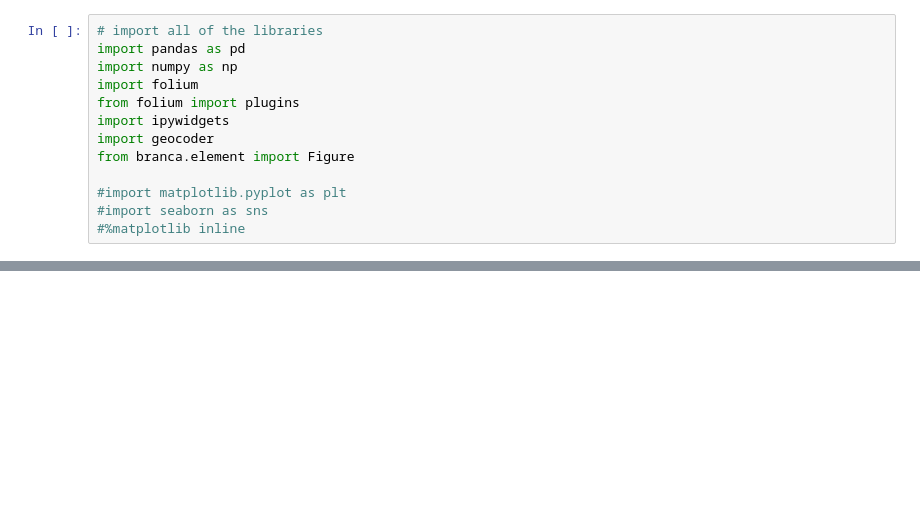
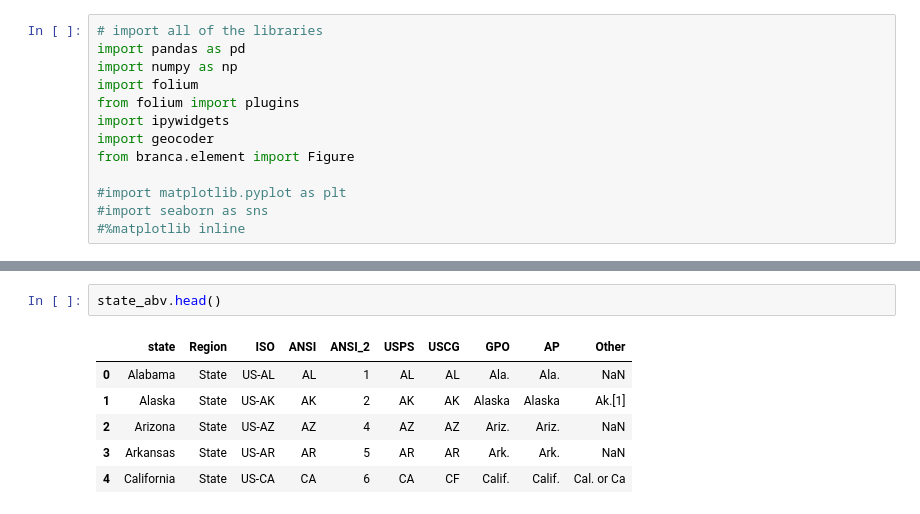
Before and after one commit to ta-data-mexpt/project-dataviz, a Jupyter notebook: main.ipynb, the cells around one changed output, grey strips where cells are left out. Saved outputs shown, nothing was run; the diff lists cells and outputs as text; blank space fills up the shorter version.

```diff
--- a/main.ipynb
+++ b/main.ipynb
@@ -76,3 +75,12 @@ folium.LayerControl().add_to(m)
 m
 # %% [output]
 [interactive output not drawn]
+# %%
+state_abv.head()
+# %% [output]
+|  | state | Region | ISO | ANSI | ANSI_2 | USPS | USCG | GPO | AP | Other |
+| 0 | Alabama | State | US-AL | AL | 1 | AL | AL | Ala. | Ala. | NaN |
+| 1 | Alaska | State | US-AK | AK | 2 | AK | AK | Alaska | Alaska | Ak.[1] |
+| 2 | Arizona | State | US-AZ | AZ | 4 | AZ | AZ | Ariz. | Ariz. | NaN |
+| 3 | Arkansas | State | US-AR | AR | 5 | AR | AR | Ark. | Ark. | NaN |
+| 4 | California | State | US-CA | CA | 6 | CA | CF | Calif. | Calif. | Cal. or Ca |
```
Also changed, not shown: parts of 6 cells of this notebook, 2 other files.
